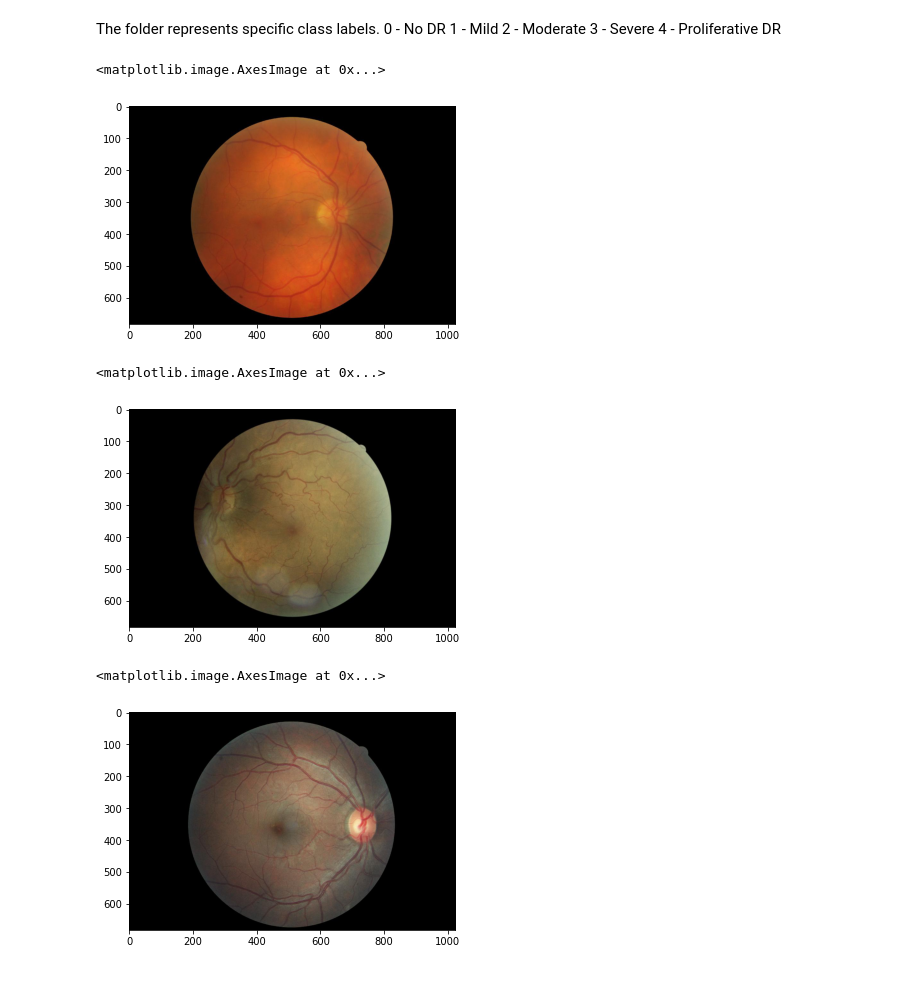
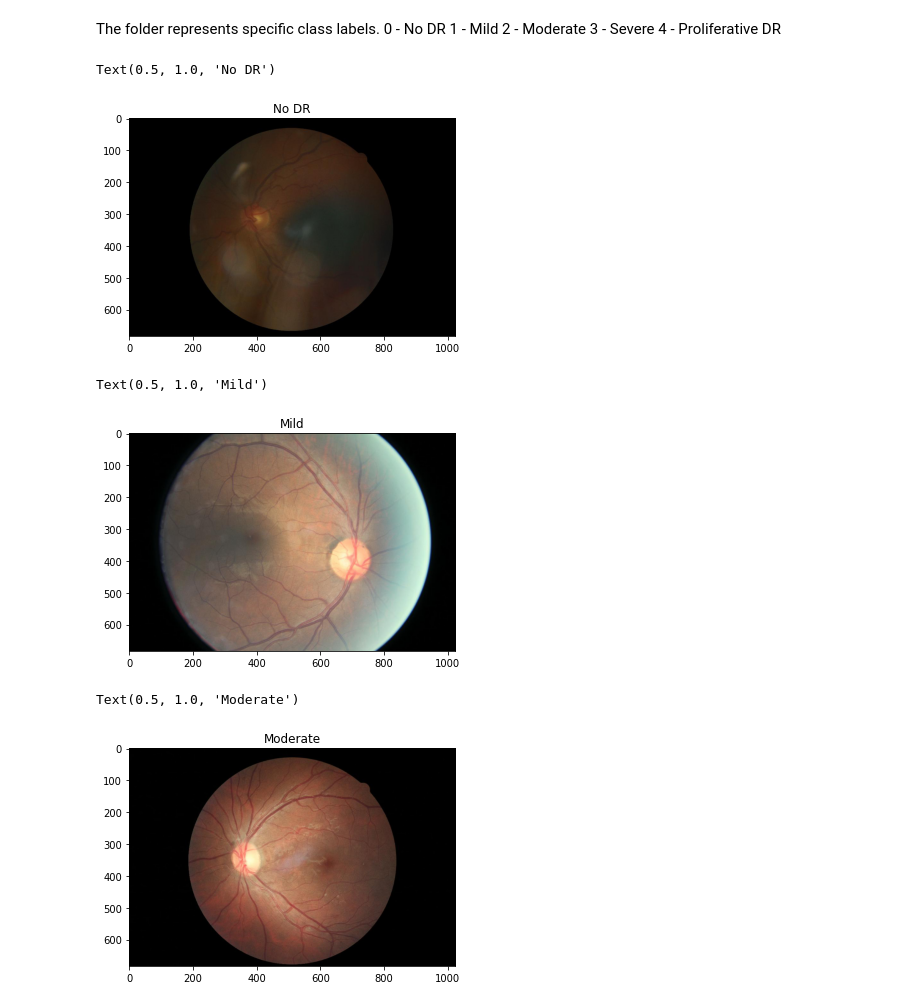
Before and after one commit to Kushagratandon12/Diabetic_retinopathy, a Jupyter notebook: Diabetic_Retinopathy.ipynb, the cells around one changed output. Drawn from its saved outputs; the diff is of its cells as text; code cells hidden in the pictures.

Commit message:
Update: Dataset Study

```diff
--- a/Diabetic_Retinopathy.ipynb
+++ b/Diabetic_Retinopathy.ipynb
@@ -34,6 +35,10 @@ local_zip = '/content/diabetic-retinopathy-resized-arranged.zip'
 zip_ref = zipfile.ZipFile(local_zip, 'r')
 zip_ref.extractall('/content')
 zip_ref.close()
+# %%
+Classes_Name = ['No DR','Mild','Moderate','Severe','Proliferative DR']
+
+#STUDY MEANING FOR THESE
 # %% [markdown]
 The folder represents specific class labels.
 0 - No DR
@@ -44,29 +49,32 @@ The folder represents specific class labels.
 # %%
 ## non-proliferative diabetic retinopathy
 test_img = glob.glob('/content/0/*jpeg')
 img_select = random.randint(1,len(test_img))
 img = plt.imread(test_img[img_select])
 plt.imshow(img)
+plt.title(Classes_Name[0])
 # %% [output]
-<matplotlib.image.AxesImage at 0x...>
+Text(0.5, 1.0, 'No DR')
-[figure, old version]
+[figure, new version]
 # %%
 #proliferative diabetic retinopathy
 test_img = glob.glob('/content/1/*jpeg')
 img_select = random.randint(1,len(test_img))
 img = plt.imread(test_img[img_select])
 plt.imshow(img)
+plt.title(Classes_Name[1])
 # %% [output]
-<matplotlib.image.AxesImage at 0x...>
+Text(0.5, 1.0, 'Mild')
-[figure, old version]
+[figure, new version]
 # %%
 test_img = glob.glob('/content/2/*jpeg')
 img_select = random.randint(1,len(test_img))
 img = plt.imread(test_img[img_select])
 plt.imshow(img)
+plt.title(Classes_Name[2])
 # %% [output]
-<matplotlib.image.AxesImage at 0x...>
+Text(0.5, 1.0, 'Moderate')
-[figure, old version]
+[figure, new version]
 # %%
 test_img = glob.glob('/content/3/*jpeg')
 img_select = random.randint(1,len(test_img))
```
Also changed, not shown: parts of 6 cells of this notebook.
